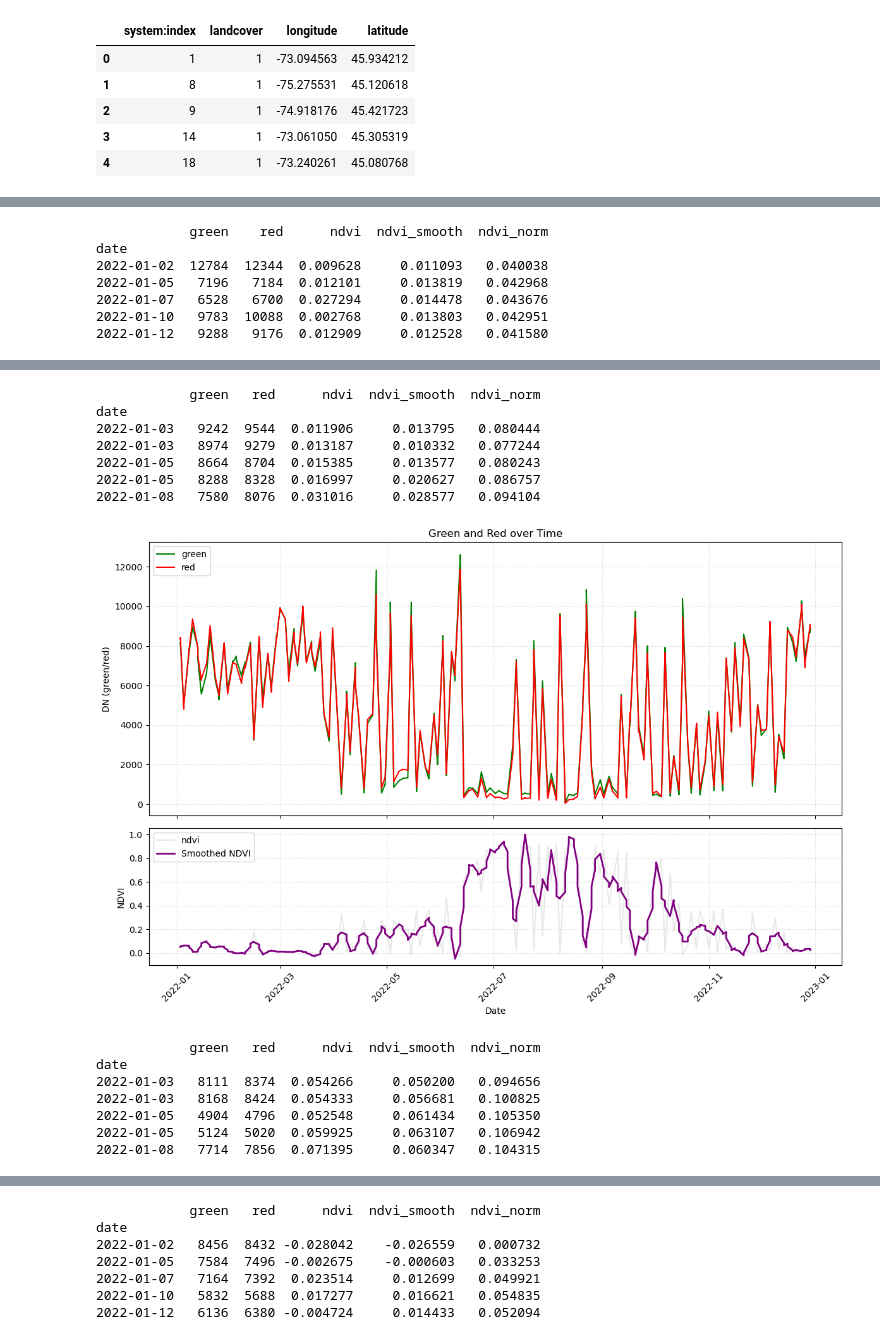
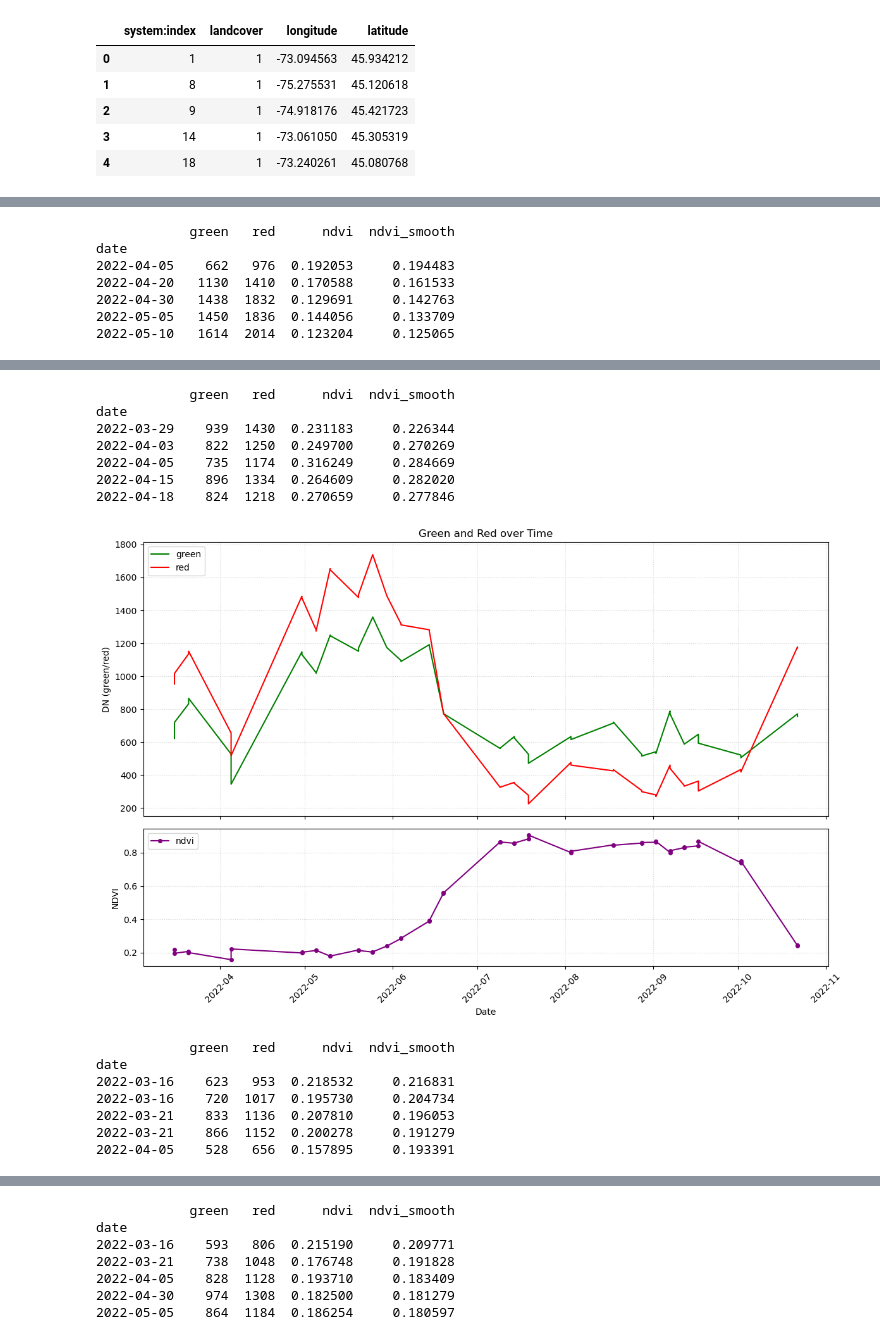
Before and after one commit to Karmaniac/LateBloomers, a Jupyter notebook: test stuff/test.ipynb, the cells around one changed output, grey strips where cells are left out. Drawn from its saved outputs; the diff is of its cells as text; code cells hidden in the pictures.

```diff
--- a/test stuff/test.ipynb
+++ b/test stuff/test.ipynb
@@ -13,9 +13,11 @@ csv_df.head()
 # %%
 import requests
 
+sample = csv_df.sample(5)
+
 i = 0
 data = []
-for entry in csv_df.itertuples():
+for entry in sample.itertuples():
     i += 1
     if i > 5:
         break
@@ -59,13 +61,13 @@ for data in datas:
         'ndvi': data['ndvi']
     })
 
-    # df['ndvi_smooth'] = df['ndvi'].rolling(window=20, center=True, min_periods=1).mean()
     from scipy.signal import savgol_filter
-    df['ndvi_smooth'] = savgol_filter(df['ndvi'], window_length=9, polyorder=3)
+    df['ndvi_smooth'] = savgol_filter(df['ndvi'], window_length=7, polyorder=3)
+    # df['ndvi_smooth'] = df['ndvi'].rolling(window=5, center=True, min_periods=1).mean()
 
-    ndvi_min = df['ndvi_smooth'].min()
-    ndvi_max = df['ndvi_smooth'].max()
-    df['ndvi_norm'] = (df['ndvi_smooth'] - ndvi_min) / (ndvi_max - ndvi_min)
+    # ndvi_min = df['ndvi_smooth'].min()
+    # ndvi_max = df['ndvi_smooth'].max()
+    # df['ndvi_norm'] = (df['ndvi_smooth'] - ndvi_min) / (ndvi_max - ndvi_min)
 
     # Set date index
     df.set_index('date', inplace=True)
@@ -83,8 +85,9 @@ for data in datas:
     ax_top.grid(True, linestyle=':', alpha=0.5)
 
     # Bottom plot: NDVI
-    ax_bottom.plot(df.index, df['ndvi'], label='ndvi', color='lightgray', alpha=0.5)
-    ax_bottom.plot(df.index, df['ndvi_smooth'], color='purple', linewidth=2, label='Smoothed NDVI')
+    ax_bottom.plot(df.index, df['ndvi'], label='ndvi', color='purple', marker='o', markersize=4)
+    # ax_bottom.plot(df.index, df['ndvi_smooth'], color='purple', linewidth=2, label='Smoothed NDVI')
+    # ax_bottom.plot(df.index, df['ndvi_norm'], color='blue', linewidth=2, label='Normalized NDVI', alpha=0.5)
     ax_bottom.set_ylabel('NDVI')
     ax_bottom.set_xlabel('Date')
     ax_bottom.legend(loc='upper left')
@@ -102,7 +105,7 @@ for data in datas:
-            green    red      ndvi  ndvi_smooth  ndvi_norm
+            green   red      ndvi  ndvi_smooth
 date
-2022-01-02  12784  12344  0.009628     0.011093   0.040038
-2022-01-05   7196   7184  0.012101     0.013819   0.042968
-2022-01-07   6528   6700  0.027294     0.014478   0.043676
-2022-01-10   9783  10088  0.002768     0.013803   0.042951
-2022-01-12   9288   9176  0.012909     0.012528   0.041580
+2022-04-05    662   976  0.192053     0.194483
+2022-04-20   1130  1410  0.170588     0.161533
+2022-04-30   1438  1832  0.129691     0.142763
+2022-05-05   1450  1836  0.144056     0.133709
+2022-05-10   1614  2014  0.123204     0.125065
@@ -110,15 +113,15 @@ date
-            green   red      ndvi  ndvi_smooth  ndvi_norm
+            green   red      ndvi  ndvi_smooth
 date
-2022-01-03   9242  9544  0.011906     0.013795   0.080444
-2022-01-03   8974  9279  0.013187     0.010332   0.077244
-2022-01-05   8664  8704  0.015385     0.013577   0.080243
-2022-01-05   8288  8328  0.016997     0.020627   0.086757
-2022-01-08   7580  8076  0.031016     0.028577   0.094104
+2022-03-29    939  1430  0.231183     0.226344
+2022-04-03    822  1250  0.249700     0.270269
+2022-04-05    735  1174  0.316249     0.284669
+2022-04-15    896  1334  0.264609     0.282020
+2022-04-18    824  1218  0.270659     0.277846
-[figure, old version]
+[figure, new version]
-            green   red      ndvi  ndvi_smooth  ndvi_norm
+            green   red      ndvi  ndvi_smooth
 date
-2022-01-03   8111  8374  0.054266     0.050200   0.094656
-2022-01-03   8168  8424  0.054333     0.056681   0.100825
-2022-01-05   4904  4796  0.052548     0.061434   0.105350
-2022-01-05   5124  5020  0.059925     0.063107   0.106942
-2022-01-08   7714  7856  0.071395     0.060347   0.104315
+2022-03-16    623   953  0.218532     0.216831
+2022-03-16    720  1017  0.195730     0.204734
+2022-03-21    833  1136  0.207810     0.196053
+2022-03-21    866  1152  0.200278     0.191279
+2022-04-05    528   656  0.157895     0.193391
@@ -126,7 +129,7 @@ date
-            green   red      ndvi  ndvi_smooth  ndvi_norm
+            green   red      ndvi  ndvi_smooth
 date
-2022-01-02   8456  8432 -0.028042    -0.026559   0.000732
-2022-01-05   7584  7496 -0.002675    -0.000603   0.033253
-2022-01-07   7164  7392  0.023514     0.012699   0.049921
-2022-01-10   5832  5688  0.017277     0.016621   0.054835
-2022-01-12   6136  6380 -0.004724     0.014433   0.052094
+2022-03-16    593   806  0.215190     0.209771
+2022-03-21    738  1048  0.176748     0.191828
+2022-04-05    828  1128  0.193710     0.183409
+2022-04-30    974  1308  0.182500     0.181279
+2022-05-05    864  1184  0.186254     0.180597
```
Also changed, not shown: parts of 4 cells of this notebook, 4 other files.
